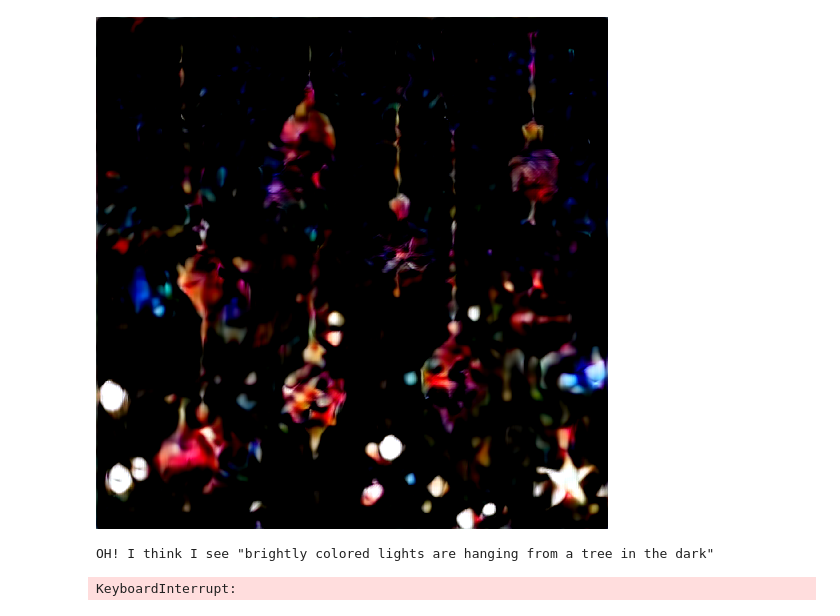
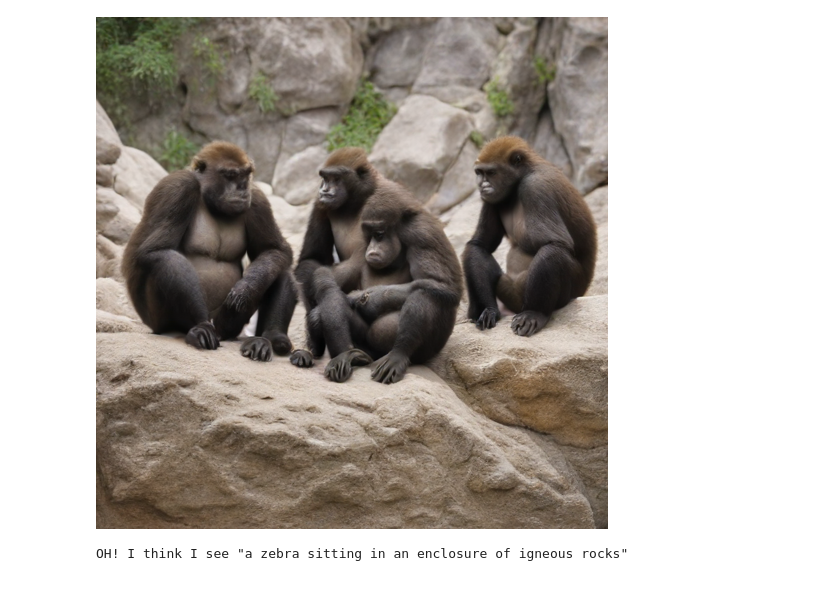
Before and after one commit to sethblocks/garlic-Phoney, a Jupyter notebook: experiment.ipynb, the cells around one changed output. Cells and saved outputs as stored; diff of their text form; code cells hidden in the pictures.

```diff
--- a/experiment.ipynb
+++ b/experiment.ipynb
@@ -2,4 +2,4 @@
 import requests
 from transformers import pipeline
 
-pipe = pipeline("image-to-text", model="Salesforce/blip-image-captioning-large")
+pipe = pipeline("image-to-text", model="Salesforce/blip-image-captioning-large", device="cuda")
@@ -10,15 +7,27 @@ pipe = pipeline("image-to-text", model="Salesforce/blip-image-captioning-large")
 from PIL import Image
 import io
 import base64
+kwords = pipeline("text2text-generation", model="google/flan-t5-large", device="cpu")
-# %%
-response = requests.post("http://192.168.1.231:7860/sdapi/v1/txt2img", json={"prompt": "Giant ant with an army of ants", "steps": 1, "cfg_scale": 1})
-img = Image.open(io.BytesIO(base64.b64decode(response.json()['images'][0])))
 # %%
 def turn(prompt):
     response = requests.post("http://192.168.1.231:7860/sdapi/v1/txt2img", json={"prompt": prompt, "steps": 1, "cfg_scale": 1})
     img = Image.open(io.BytesIO(base64.b64decode(response.json()['images'][0])))
     return (img, pipe(img)[0]['generated_text'])
 def gen(prompt):
-    response = requests.post("http://192.168.1.231:7860/sdapi/v1/txt2img", json={"prompt": prompt, "steps": 1, "cfg_scale": 5})
+    response = requests.post("http://192.168.1.231:7860/sdapi/v1/txt2img", json={"prompt": prompt, "steps": 1, "cfg_scale": 1})
     img = Image.open(io.BytesIO(base64.b64decode(response.json()['images'][0])))
     return img
+
+
+def fail(success):
+    words = kwords("Write keywords to go with the following sentence. " + success)[0]['generated_text']
+    uncompiled = []
+    for w in words.split(" "):
+        uncompiled.append(w)
+        uncompiled.append(kwords("Q: what is similar to " + w)[0]['generated_text'])
+    uc =""
+    for w in uncompiled:
+        uc = uc + w + " "
+    uc.removesuffix(" ")
+
+    return kwords("Form a scene using these keywords: " + uc)[0]['generated_text']
@@ -25,19 +36,15 @@ def gen(prompt):
 # %%
-prompt = "christmas tree"
-from IPython.display import clear_output
-for i in range(5):
+prompt = "Dog laying under a christmas tree"
+
+for i in range(3):
     img = gen(prompt)
 
     clear_output()
     display(img)
 
     prompt = pipe(img)[0]['generated_text']
+    prompt = fail(prompt)
     print("OH! I think I see \"" + prompt + "\"")
 # %% [output]
-[figure, old version]
+[figure, new version]
-OH! I think I see "brightly colored lights are hanging from a tree in the dark"
+OH! I think I see "a zebra sitting in an enclosure of igneous rocks"
-# %%
-
-kwords = pipeline("text2text-generation", model="google/flan-t5-large")
-# %% [output]
-KeyboardInterrupt:
```
Also changed, not shown: parts of 4 cells of this notebook, 1 other file.
